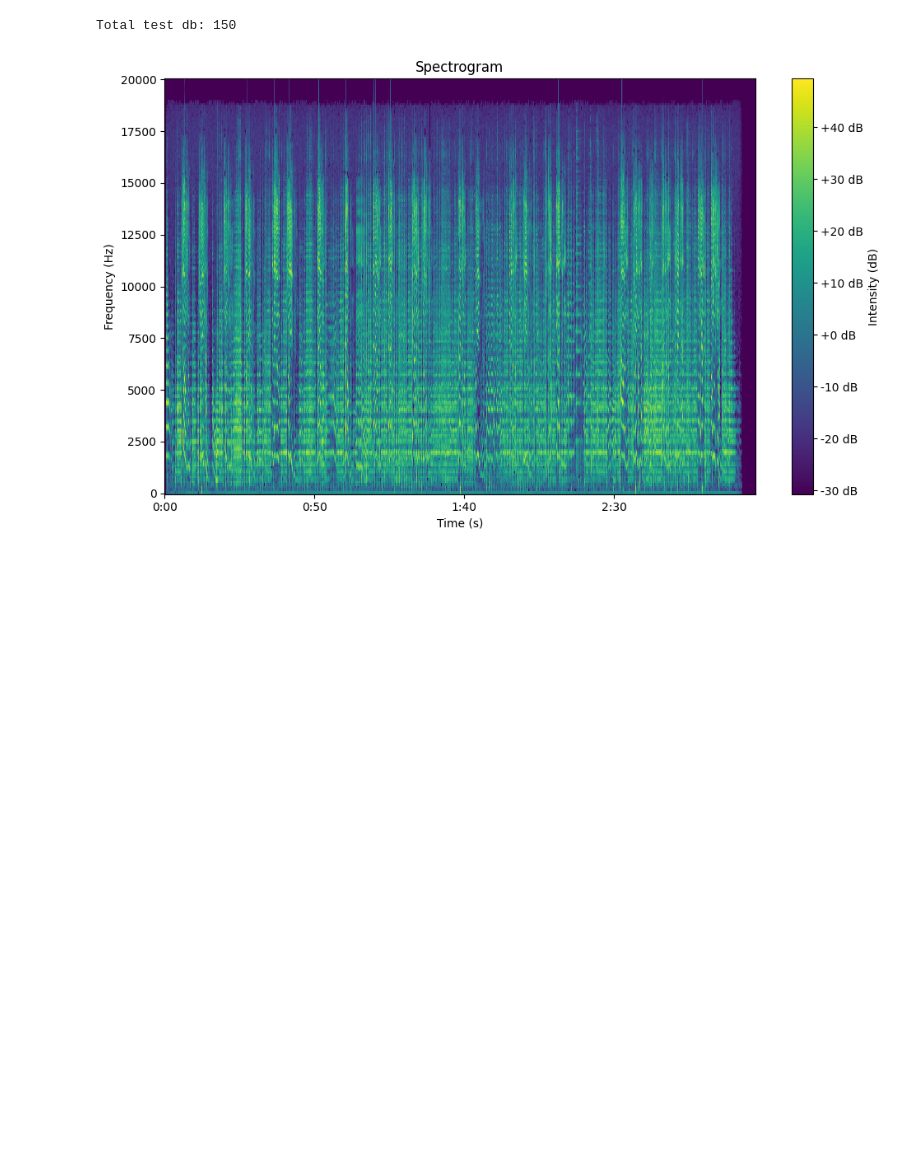
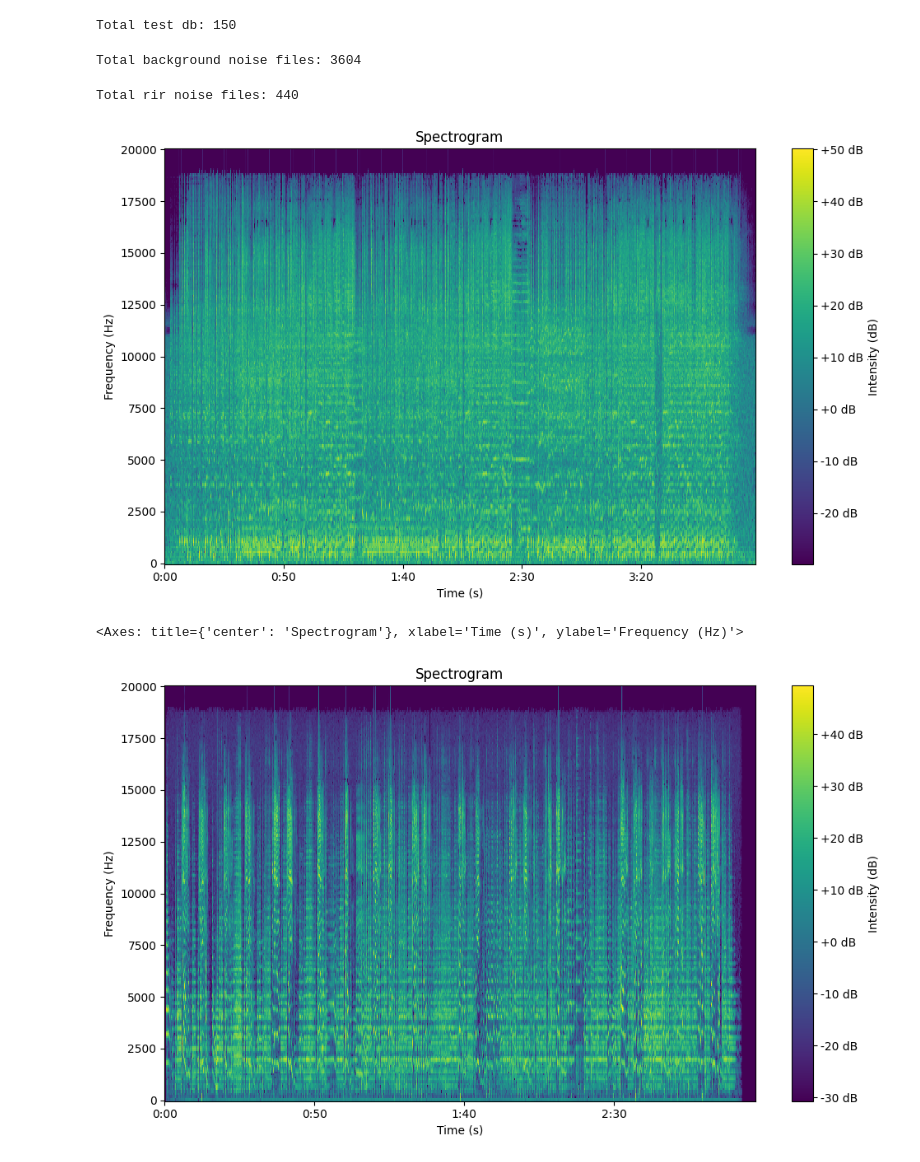
Before and after one commit to JihengLi/audio_recognition, a Jupyter notebook: notebooks/spectrogram.ipynb, the cells around one changed output. Saved outputs shown, nothing was run; the diff lists cells and outputs as text; code cells hidden in the pictures; blank space fills up the shorter version.

Commit message:
reorganize file system and improve data augmentation pipeline

```diff
--- a/notebooks/spectrogram.ipynb
+++ b/notebooks/spectrogram.ipynb
@@ -13,6 +13,79 @@ test_doc = [f for f in test_doc if f.endswith(".mp3")]
 print(f"Total test db: {len(test_doc)}")
 # %% [output]
 Total test db: 150
+# %%
+bg_noise_musan = glob.glob(
+    "data/musan/noise/**/*.*",
+    recursive=True,
+)
+bg_noise_neural = glob.glob(
+    "data/neural-audio-fp-dataset/aug/bg/**/*.*",
+    recursive=True,
+)
+bg_noise_musan = [f for f in bg_noise_musan if f.endswith(".wav")]
+bg_noise_neural = [f for f in bg_noise_neural if f.endswith(".wav")]
+bg_noise = bg_noise_musan + bg_noise_neural
+print(f"Total background noise files: {len(bg_noise)}")
+# %% [output]
+Total background noise files: 3604
+# %%
+rir_noise = glob.glob(
+    "data/neural-audio-fp-dataset/aug/ir/**/*.*",
+    recursive=True,
+)
+rir_noise = [f for f in rir_noise if f.endswith(".wav")]
+print(f"Total rir noise files: {len(rir_noise)}")
+# %% [output]
+Total rir noise files: 440
+# %%
+device = torch.device("cuda")
+
+channels, fs = read_audio(test_doc[50])
+wave_cpu = channels[0]
+
+aug = WaveformAugment(
+    bg_noise_list=bg_noise,
+    rir_noise_list=rir_noise,
+    p_gain = 0.0,
+    p_noise = 1.0,
+    p_reverb = 0.0,
+    p_filter = 0.0,
+    p_compress = 0.0,
+    p_time_stretch = 0.0,
+    p_pitch_shift = 0.0,
+    p_time_shift = 0.0,
+    # ranges
+    gain_db_range = (-6, 6),
+    snr_range = (10, 25),
+    lowpass_freq_range = (3_000, 8_000),
+    highpass_freq_range = (40, 300),
+    time_stretch_range = (0.9, 1.1),
+    pitch_shift_semitone_range = (-3, 3),
+    max_time_shift_fraction = 0.1,
+    # compressor
+    compressor_threshold = 0.6,
+    compressor_ratio = 4.0,
+    seed=42,
+).to(device)
+
+wave_cuda = wave_cpu.to(device)
+wave_aug = aug(wave_cuda)
+
+arr2D = audio_to_melspec(
+    wave_aug,
+    window_size=2560,
+    overlap_ratio=0.5,
+    fs=40000,
+    n_mels=256,
+    power=2.0,
+    top_db=80,
+    normalize=False,
+    device=device,
+)
+plot_spectrogram(arr2D.detach().cpu().numpy(), window_size=2560)
+# %% [output]
+[figure, added]
+<Axes: title={'center': 'Spectrogram'}, xlabel='Time (s)', ylabel='Frequency (Hz)'>
 # %%
 channels, fs = read_audio(test_doc[50])
 arr2D = audio_to_melspec(
```
Also changed, not shown: 16 other files.
